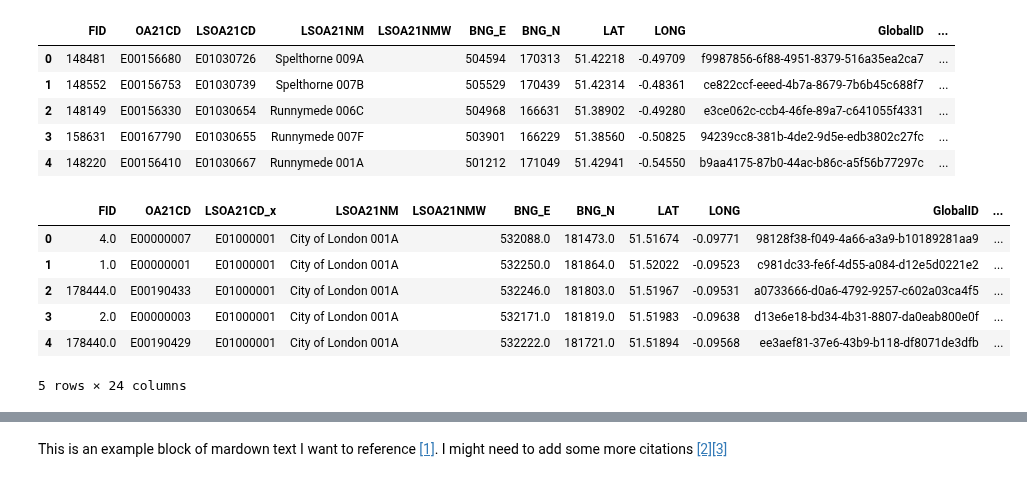
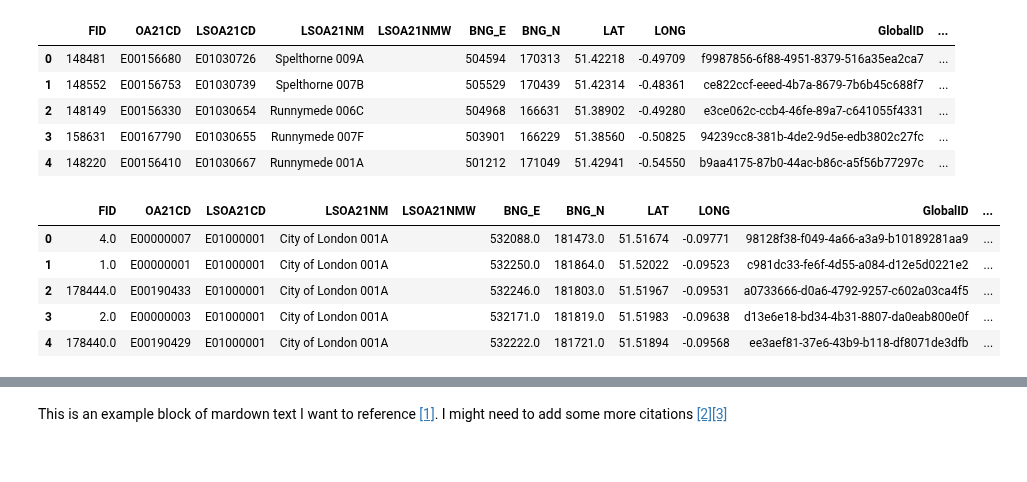
Before and after one commit to Jonathan-C-Barrett/GEOG5990M, a Jupyter notebook: GEOG5003M_Final_Project_template.ipynb, the cells around one changed output, grey strips where cells are left out. Cells and saved outputs as stored; diff of their text form; code cells hidden in the pictures.

```diff
--- a/GEOG5003M_Final_Project_template.ipynb
+++ b/GEOG5003M_Final_Project_template.ipynb
@@ -95,15 +95,14 @@ shp.head()
 | 4 | 148220 | E00156410 | E01030667 | Runnymede 001A |  | 501212 | 171049 | 51.42941 | -0.54550 | b9aa4175-87b0-44ac-b86c-a5f56b77297c | ... |
 # %%
 #combine boundary data and health and property data through LSOA code
-ldn_health_prop = pd.merge(shp, health_prop, left_on='LSOA21CD', right_on='Code', how='right')
-ldn_health_prop.head()
+ldn_prop = pd.merge(shp, prop_16, left_on='LSOA21CD', right_on='Code', how='right')
+ldn_prop.head()
 # %% [output]
-|  | FID | OA21CD | LSOA21CD_x | LSOA21NM | LSOA21NMW | BNG_E | BNG_N | LAT | LONG | GlobalID | ... |
+|  | FID | OA21CD | LSOA21CD | LSOA21NM | LSOA21NMW | BNG_E | BNG_N | LAT | LONG | GlobalID | ... |
 | 0 | 4.0 | E00000007 | E01000001 | City of London 001A |  | 532088.0 | 181473.0 | 51.51674 | -0.09771 | 98128f38-f049-4a66-a3a9-b10189281aa9 | ... |
 | 1 | 1.0 | E00000001 | E01000001 | City of London 001A |  | 532250.0 | 181864.0 | 51.52022 | -0.09523 | c981dc33-fe6f-4d55-a084-d12e5d0221e2 | ... |
 | 2 | 178444.0 | E00190433 | E01000001 | City of London 001A |  | 532246.0 | 181803.0 | 51.51967 | -0.09531 | a0733666-d0a6-4792-9257-c602a03ca4f5 | ... |
 | 3 | 2.0 | E00000003 | E01000001 | City of London 001A |  | 532171.0 | 181819.0 | 51.51983 | -0.09638 | d13e6e18-bd34-4b31-8807-da0eab800e0f | ... |
 | 4 | 178440.0 | E00190429 | E01000001 | City of London 001A |  | 532222.0 | 181721.0 | 51.51894 | -0.09568 | ee3aef81-37e6-43b9-b118-df8071de3dfb | ... |
-5 rows × 24 columns
 # %%
 #inspect data
```
Also changed, not shown: parts of 3 cells of this notebook.
